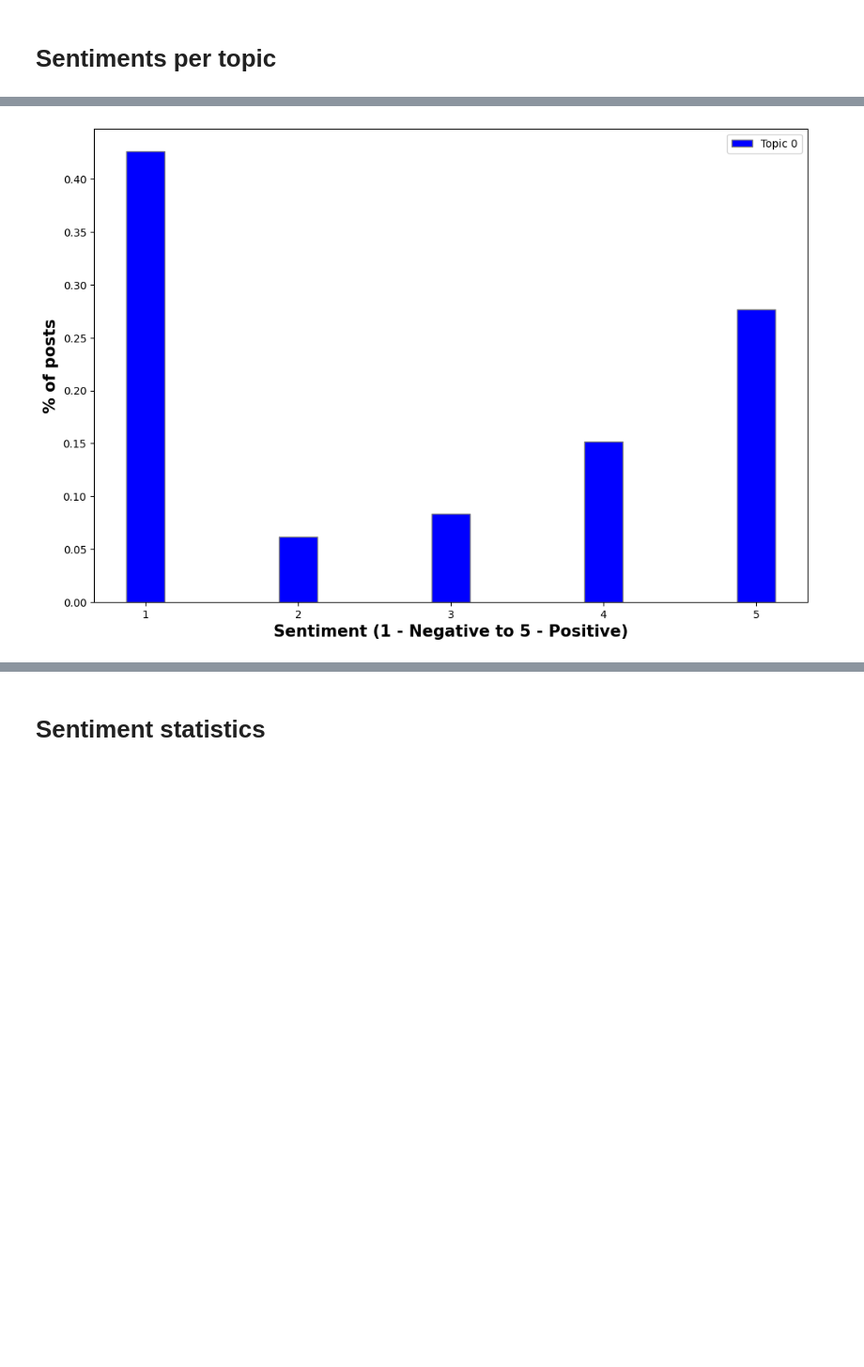
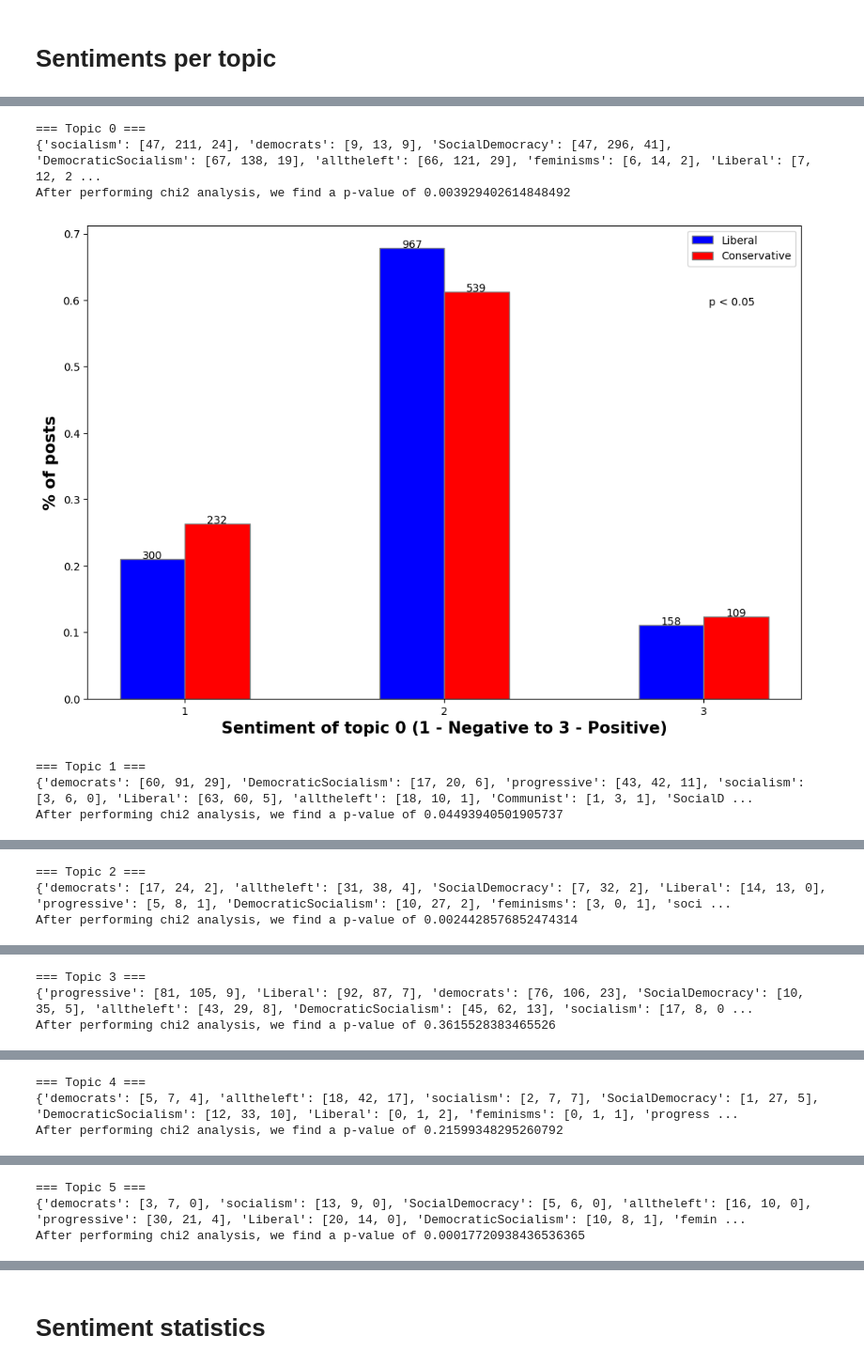
Before and after one commit to nathanaelambert/ConservativesLiberals, a Jupyter notebook: sentiment_analysis.ipynb, the cells around one changed output, grey strips where cells are left out. Shown at 94% size. Cells and saved outputs as stored; diff of their text form; code cells hidden in the pictures; blank space fills up the shorter version.

```diff
--- a/sentiment_analysis.ipynb
+++ b/sentiment_analysis.ipynb
@@ -140,25 +183 @@ Index(['title', 'Political Lean', 'Score', 'Subreddit', 'Num of Comments',
       dtype='object')
-# %%
-#Topic to analyse:
-topic = 0
-# %%
-df_topic = df_sentiment_topics[df_sentiment_topics["most_common_topic"] == topic]
-sentiments_topic_cat = df_topic.groupby("Sentiment").size().to_list()
-
-sentiments_topic_cat[:] = [x / len(df_topic) for x in sentiments_topic_cat]
-fig = plt.subplots(figsize =(12, 8))
-
-br1 = np.arange(len(sentiments_topic_cat))
-
-plt.bar(br1, sentiments_topic_cat, color ='b', width = barWidth,
-        edgecolor ='grey', label =f'Topic {topic}')
-
-plt.xlabel('Sentiment (1 - Negative to 5 - Positive)', fontweight ='bold', fontsize = 15)
-plt.ylabel('% of posts', fontweight ='bold', fontsize = 15)
-plt.xticks([r for r in range(len(sentiments_topic_cat))],
-        ['1', '2', '3', '4', '5'])
-
-plt.legend()
-plt.show()
-# %% [output]
-[figure, removed]
@@ -164,0 +261,12 @@ plt.show()
+# %%
+list_of_topics = set(df_sentiment_topics["most_common_topic"].to_list())
+for topic in list_of_topics:
+    analyse_topics(topic, normalize=True)
+# %% [output]
+=== Topic 0 ===
+{'socialism': [47, 211, 24], 'democrats': [9, 13, 9], 'SocialDemocracy': [47, 296, 41], 'DemocraticSocialism': [67, 138, 19], 'alltheleft': [66, 121, 29], 'feminisms': [6, 14, 2], 'Liberal': [7, 12, 2 ...
+After performing chi2 analysis, we find a p-value of 0.003929402614848492
+[figure, added]
+=== Topic 1 ===
+{'democrats': [60, 91, 29], 'DemocraticSocialism': [17, 20, 6], 'progressive': [43, 42, 11], 'socialism': [3, 6, 0], 'Liberal': [63, 60, 5], 'alltheleft': [18, 10, 1], 'Communist': [1, 3, 1], 'SocialD ...
+After performing chi2 analysis, we find a p-value of 0.04493940501905737
@@ -164,0 +274,3 @@ plt.show()
+=== Topic 2 ===
+{'democrats': [17, 24, 2], 'alltheleft': [31, 38, 4], 'SocialDemocracy': [7, 32, 2], 'Liberal': [14, 13, 0], 'progressive': [5, 8, 1], 'DemocraticSocialism': [10, 27, 2], 'feminisms': [3, 0, 1], 'soci ...
+After performing chi2 analysis, we find a p-value of 0.0024428576852474314
@@ -164,0 +278,3 @@ plt.show()
+=== Topic 3 ===
+{'progressive': [81, 105, 9], 'Liberal': [92, 87, 7], 'democrats': [76, 106, 23], 'SocialDemocracy': [10, 35, 5], 'alltheleft': [43, 29, 8], 'DemocraticSocialism': [45, 62, 13], 'socialism': [17, 8, 0 ...
+After performing chi2 analysis, we find a p-value of 0.3615528383465526
@@ -164,0 +282,3 @@ plt.show()
+=== Topic 4 ===
+{'democrats': [5, 7, 4], 'alltheleft': [18, 42, 17], 'socialism': [2, 7, 7], 'SocialDemocracy': [1, 27, 5], 'DemocraticSocialism': [12, 33, 10], 'Liberal': [0, 1, 2], 'feminisms': [0, 1, 1], 'progress ...
+After performing chi2 analysis, we find a p-value of 0.21599348295260792
@@ -164,0 +286,3 @@ plt.show()
+=== Topic 5 ===
+{'democrats': [3, 7, 0], 'socialism': [13, 9, 0], 'SocialDemocracy': [5, 6, 0], 'alltheleft': [16, 10, 0], 'progressive': [30, 21, 4], 'Liberal': [20, 14, 0], 'DemocraticSocialism': [10, 8, 1], 'femin ...
+After performing chi2 analysis, we find a p-value of 0.00017720938436536365
```
Also changed, not shown: parts of 16 cells of this notebook, 50 other files.
